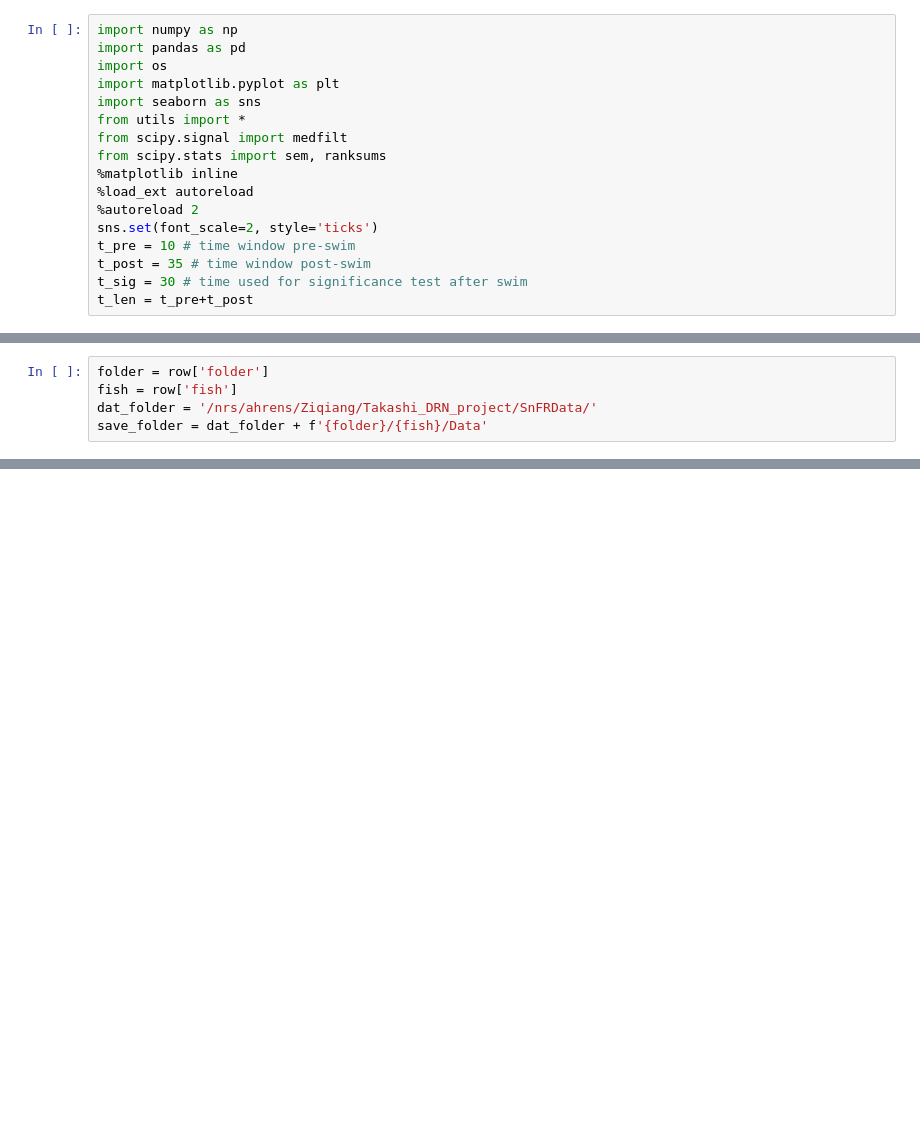
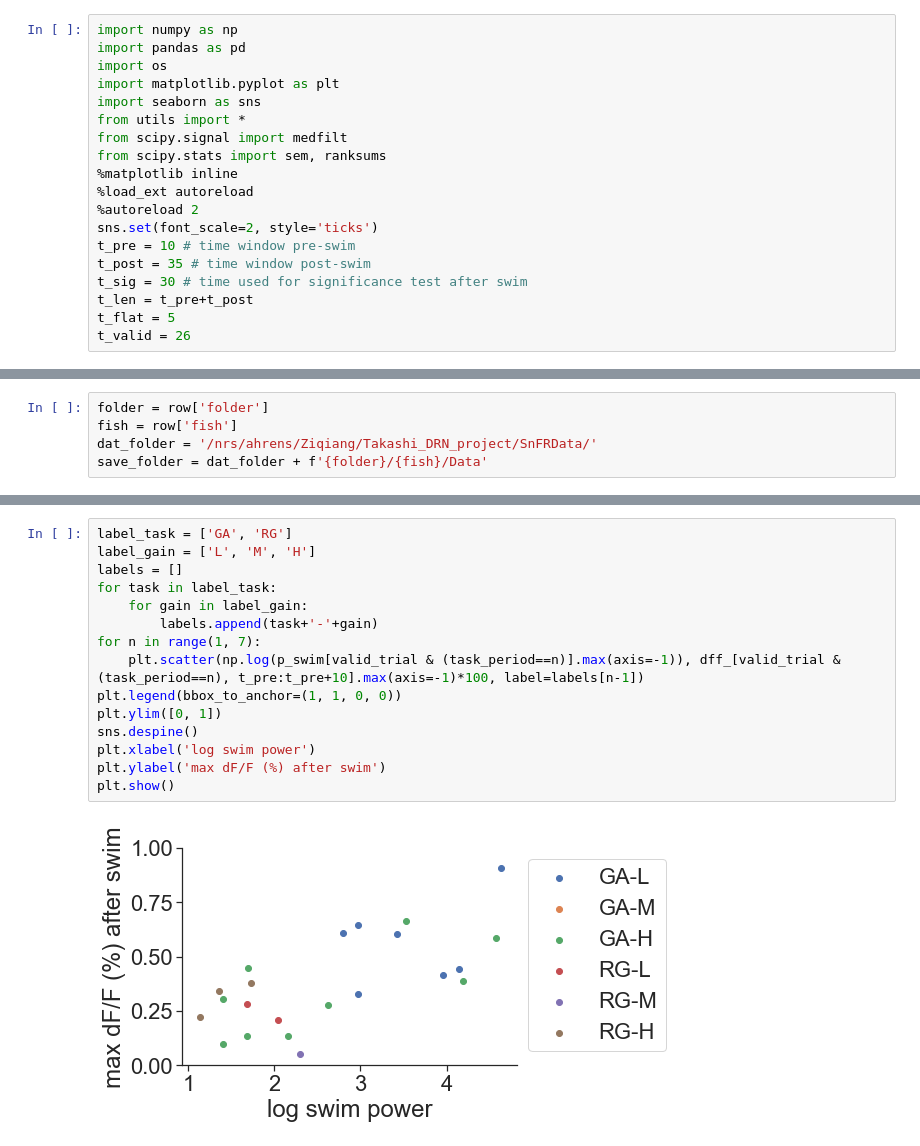
Before and after one commit to zqwei/DRN_voltage_analysis, a Jupyter notebook: Notebooks/simple_dFF_analysis_GABASnFR.ipynb, the cells around one changed output, grey strips where cells are left out. Cells and saved outputs as stored; diff of their text form; blank space fills up the shorter version.

```diff
--- a/Notebooks/simple_dFF_analysis_GABASnFR.ipynb
+++ b/Notebooks/simple_dFF_analysis_GABASnFR.ipynb
@@ -17,3 +17,5 @@ t_pre = 10 # time window pre-swim
 t_post = 35 # time window post-swim
 t_sig = 30 # time used for significance test after swim
 t_len = t_pre+t_post
+t_flat = 5
+t_valid = 26
@@ -30,0 +149,17 @@ save_folder = dat_folder + f'{folder}/{fish}/Data'
+# %%
+label_task = ['GA', 'RG']
+label_gain = ['L', 'M', 'H']
+labels = []
+for task in label_task:
+    for gain in label_gain:
+        labels.append(task+'-'+gain)
+for n in range(1, 7):
+    plt.scatter(np.log(p_swim[valid_trial & (task_period==n)].max(axis=-1)), dff_[valid_trial & (task_period==n), t_pre:t_pre+10].max(axis=-1)*100, label=labels[n-1])
+plt.legend(bbox_to_anchor=(1, 1, 0, 0))
+plt.ylim([0, 1])
+sns.despine()
+plt.xlabel('log swim power')
+plt.ylabel('max dF/F (%) after swim')
+plt.show()
+# %% [output]
+[figure, added]
```
Also changed, not shown: parts of 10 cells of this notebook, 1 other file.
